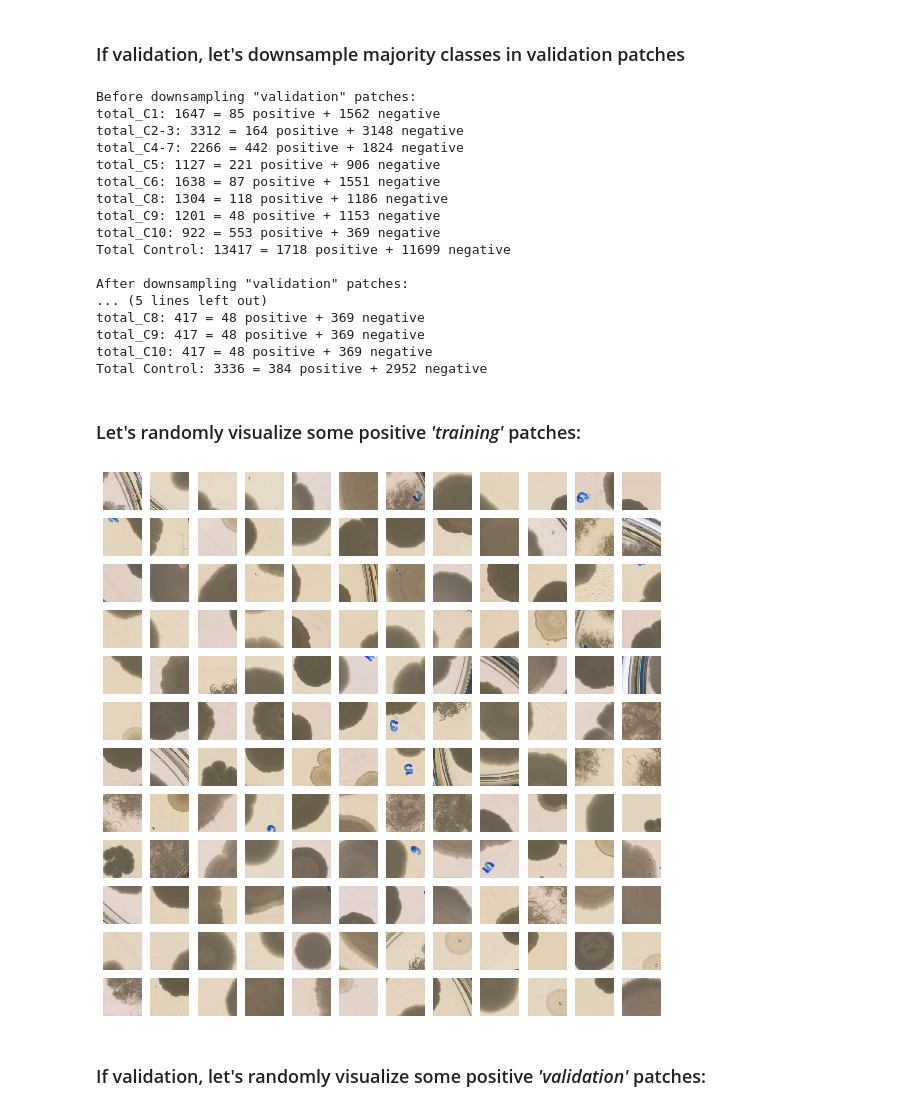
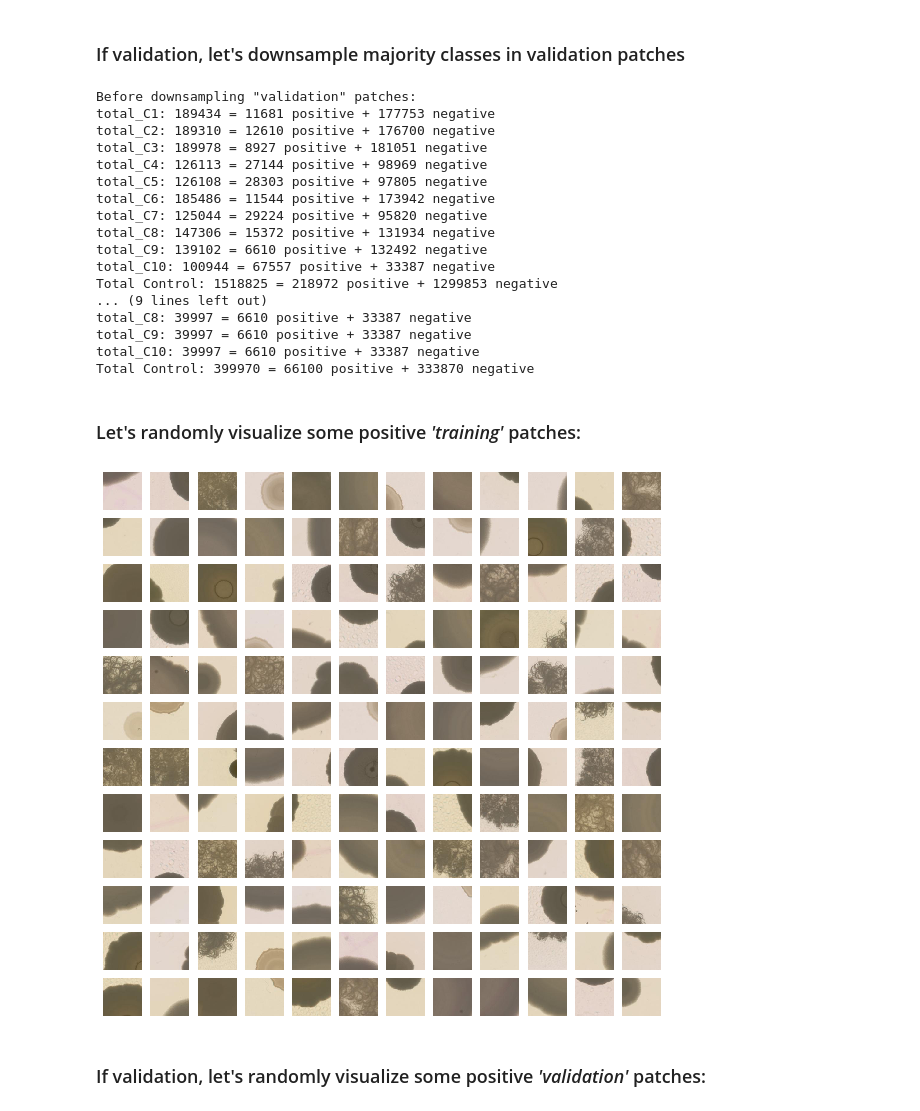
Before and after one commit to deibyrios/bacteria-classification, a Jupyter notebook: preprocessing/4. Patch Generator.ipynb, the cells around one changed output. Cells and saved outputs as stored; diff of their text form; code cells hidden in the pictures.

```diff
--- a/preprocessing/4. Patch Generator.ipynb
+++ b/preprocessing/4. Patch Generator.ipynb
@@ -372,7 +372,7 @@ Same concept than 'flips' (see above) but in this case it will be the list of di
 # %%
 img_types = ['Control']    # types of images for which patches will be generated
 patch_types = ['Positive','Negative'] # types of patches to generate (Positive or Negative or both)
-patch_size = (112, 112)             # (patch_width, patch_height)
+patch_size = (128, 128)             # (patch_width, patch_height)
 stride = (60, 60)                   # (Horizontal_stride, Vertical_stride)
 min_pos_pixels = 1250               # minimum positive pixels in patches: from 1 to patch_width*patch_height
 rotations = [0]             # List of Int. with degrees used for image rotations. False-> no rotation
@@ -381,9 +381,9 @@ include_dish_border = True          # True ->  include petri-dish border in trai
 positive_pixels_only = False        # True-> positive pixels only. False-> natural images incl. dish background
 
 val_type = 'Control'                # either 'Control', 'Serial', 'Strike' or 'None'
-val_stride = (56, 56)               # (Horizontal_stride, Vertical_stride) for validation patches
+val_stride = (22, 22)               # (Horizontal_stride, Vertical_stride) for validation patches
 val_min_pos_pixels = 1024           # min. positive pixels in val patches: from 1 to patch_width*patch_height
-val_rotations = [0]                 # List of Int. with degrees used for val rotations. False-> no rotation
+val_rotations = [i*20 for i in range(18)]                 # List of Int. with degrees used for val rotations. False-> no rotation
 val_flips=['None']                  # List with any combination from ['None', 'hoz', 'vert', 'both']
 # %% [markdown]
 ## Let's generate the patches!:
@@ -531,53 +531,55 @@ if val_type in ['Serial', 'Control', 'Streak']:
     print('Total {}: {} = {} positive + {} negative'.format(val_type,n_type,type_pos,type_neg))
 # %% [output]
 Before downsampling "validation" patches:
-total_C1: 1647 = 85 positive + 1562 negative
-total_C2-3: 3312 = 164 positive + 3148 negative
-total_C4-7: 2266 = 442 positive + 1824 negative
-total_C5: 1127 = 221 positive + 906 negative
-total_C6: 1638 = 87 positive + 1551 negative
-total_C8: 1304 = 118 positive + 1186 negative
-total_C9: 1201 = 48 positive + 1153 negative
-total_C10: 922 = 553 positive + 369 negative
-Total Control: 13417 = 1718 positive + 11699 negative
-
-After downsampling "validation" patches:
-... (5 lines left out)
-total_C8: 417 = 48 positive + 369 negative
-total_C9: 417 = 48 positive + 369 negative
-total_C10: 417 = 48 positive + 369 negative
-Total Control: 3336 = 384 positive + 2952 negative
+total_C1: 189434 = 11681 positive + 177753 negative
+total_C2: 189310 = 12610 positive + 176700 negative
+total_C3: 189978 = 8927 positive + 181051 negative
+total_C4: 126113 = 27144 positive + 98969 negative
+total_C5: 126108 = 28303 positive + 97805 negative
+total_C6: 185486 = 11544 positive + 173942 negative
+total_C7: 125044 = 29224 positive + 95820 negative
+total_C8: 147306 = 15372 positive + 131934 negative
+total_C9: 139102 = 6610 positive + 132492 negative
+total_C10: 100944 = 67557 positive + 33387 negative
+Total Control: 1518825 = 218972 positive + 1299853 negative
+... (9 lines left out)
+total_C8: 39997 = 6610 positive + 33387 negative
+total_C9: 39997 = 6610 positive + 33387 negative
+total_C10: 39997 = 6610 positive + 33387 negative
+Total Control: 399970 = 66100 positive + 333870 negative
 # %% [markdown]
 ### Let's randomly visualize some positive _'training'_ patches:
 # %%
 if grouped_classes:
     classes = ['C1','C2-3','C4-7','C5','C6','C8','C9','C10']         # if grouped 'C2-3', 'C4-7'
 else:
     classes = ['C1','C2','C3','C4','C5','C6','C7','C8','C9','C10']   # if not grouped
 
 pos_patches = []
 neg_patches = []
 
 for type_ in ['Serial', 'Control', 'Streak']:
-    if type_ == val_type: continue
+    if len(img_types) > 1:
+        if type_ == val_type: continue
     for cls in classes:
         pos_folder = '{}Positive/{}/{}_pos'.format(patch_dir,type_,cls)
         neg_folder = '{}Negative/{}/{}_neg'.format(patch_dir,type_,cls)
+
         pos_class_patches = get_files(pos_folder)
         pos_patches = pos_patches + pos_class_patches
         neg_class_patches = get_files(neg_folder)
         neg_patches = neg_patches + neg_class_patches
 
 #We randomly visualize some generated patches.
 fig, axes1 = plt.subplots(12,12,figsize=(10,10))
 for j in range(12):
     for k in range(12):
         i = np.random.choice(range(len(pos_patches)))
         axes1[j][k].set_axis_off()
         patch = Image.open(pos_patches[i])
         axes1[j][k].imshow(np.asarray(patch), cmap="gray")
 # %% [output]
-[figure, old version]
+[figure, new version]
 # %% [markdown]
 ### If validation, let's randomly visualize some positive _'validation'_ patches:
 # %%
```
Also changed, not shown: parts of 6 cells of this notebook, 4 other files.
